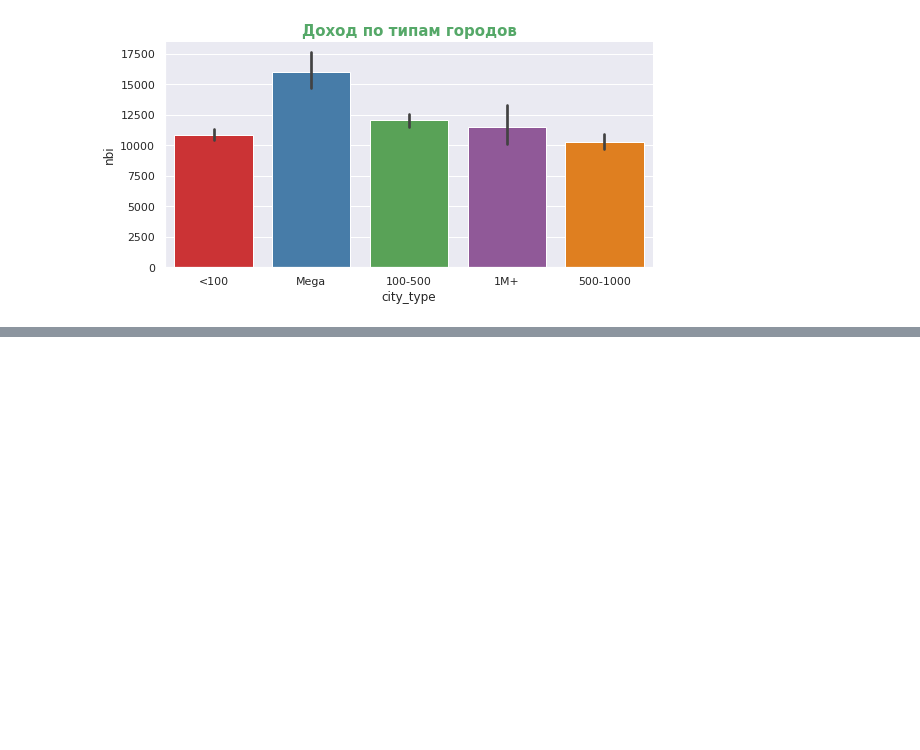
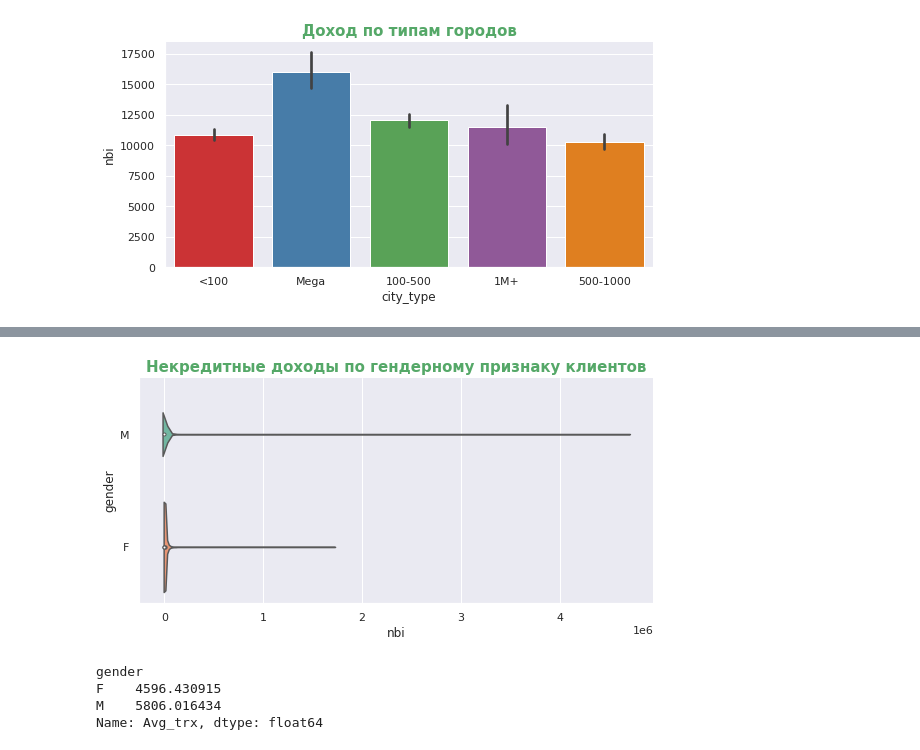
Before and after one commit to EvgenyBelov78/DA1, a Jupyter notebook: Lesson4/hometask/Cluster.ipynb, the cells around one changed output, grey strips where cells are left out. Saved outputs shown, nothing was run; the diff lists cells and outputs as text; code cells hidden in the pictures; blank space fills up the shorter version.

```diff
--- a/Lesson4/hometask/Cluster.ipynb
+++ b/Lesson4/hometask/Cluster.ipynb
@@ -400,0 +430,23 @@ plt.title('Заемщики по типам городов', size=15, color='g',
+# %%
+#мужчины некредитного дохода также приносят больше, чем женщины
+sns.catplot(
+    data=df[df['iskredit']==0],
+    kind='violin',
+    x='nbi',
+    y='gender',
+    height=4,
+    aspect=2,
+    palette="Set2"
+);
+plt.title('Некредитные доходы по гендерному признаку клиентов', size=15, color='g',
+          weight='bold');
+# %% [output]
+[figure, added]
+# %%
+#средний размер транзакции у мужчин больше, чем у женщин
+df[df['Avg_trx']>0].groupby('gender')['Avg_trx'].mean()
+# %% [output]
+gender
+F    4596.430915
+М    5806.016434
+Name: Avg_trx, dtype: float64
```
Also changed, not shown: parts of 13 cells of this notebook.
